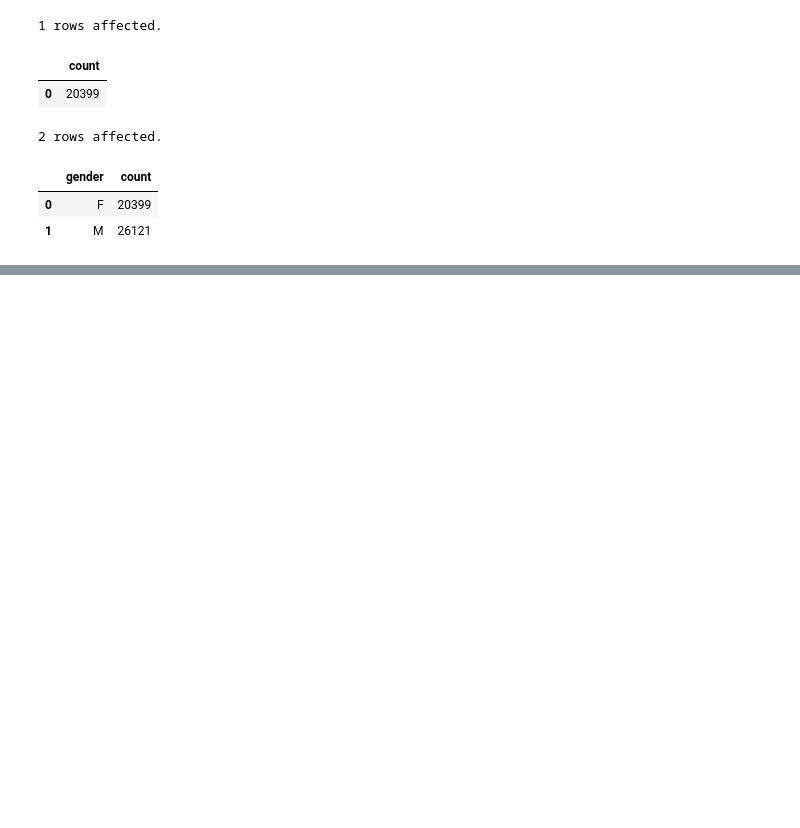
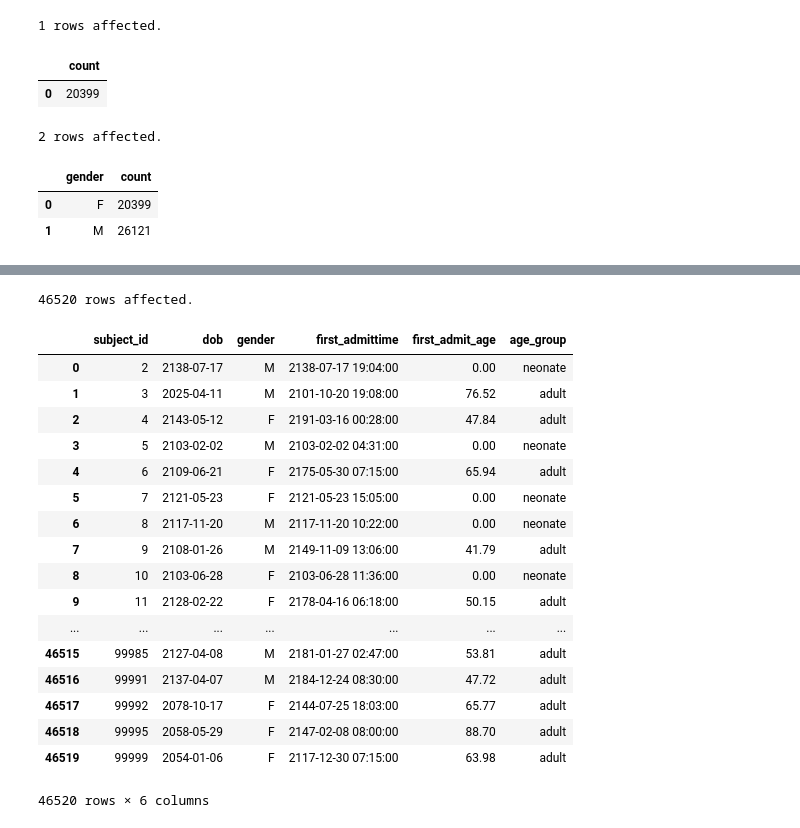
Before and after one commit to fehiepsi/mimic3, a Jupyter notebook: executable/querying.ipynb, the cells around one changed output, grey strips where cells are left out. Drawn from its saved outputs; the diff is of its cells as text; code cells hidden in the pictures; blank space fills up the shorter version.

```diff
--- a/executable/querying.ipynb
+++ b/executable/querying.ipynb
@@ -138,0 +209,46 @@ GROUP BY gender
+# %%
+%%sql WITH first_admission_time AS
+(
+    SELECT p.subject_id, p.dob, p.gender,
+        MIN (a.admittime) AS first_admittime,
+        MIN (ROUND ((cast(admittime as date) - cast(dob as date)) / 365.242, 2))
+            AS first_admit_age
+    FROM patients p
+    INNER JOIN admissions a
+    ON p.subject_id = a.subject_id
+    GROUP BY p.subject_id, p.dob, p.gender
+    ORDER BY p.subject_id
+)
+SELECT subject_id, dob, gender, first_admittime, first_admit_age,
+    CASE
+        -- all ages > 89 in the database were replaced with 300
+        WHEN first_admit_age > 89
+            then '>89'
+        WHEN first_admit_age >= 14
+            THEN 'adult'
+        WHEN first_admit_age <= 1
+            THEN 'neonate'
+        ELSE 'middle'
+    END AS age_group
+FROM first_admission_time
+ORDER BY subject_id
+# %% [output]
+46520 rows affected.
+|  | subject_id | dob | gender | first_admittime | first_admit_age | age_group |
+| 0 | 2 | 2138-07-17 | M | 2138-07-17 19:04:00 | 0.00 | neonate |
+| 1 | 3 | 2025-04-11 | M | 2101-10-20 19:08:00 | 76.52 | adult |
+| 2 | 4 | 2143-05-12 | F | 2191-03-16 00:28:00 | 47.84 | adult |
+| 3 | 5 | 2103-02-02 | M | 2103-02-02 04:31:00 | 0.00 | neonate |
+| 4 | 6 | 2109-06-21 | F | 2175-05-30 07:15:00 | 65.94 | adult |
+| 5 | 7 | 2121-05-23 | F | 2121-05-23 15:05:00 | 0.00 | neonate |
+| 6 | 8 | 2117-11-20 | M | 2117-11-20 10:22:00 | 0.00 | neonate |
+| 7 | 9 | 2108-01-26 | M | 2149-11-09 13:06:00 | 41.79 | adult |
+| 8 | 10 | 2103-06-28 | F | 2103-06-28 11:36:00 | 0.00 | neonate |
+| 9 | 11 | 2128-02-22 | F | 2178-04-16 06:18:00 | 50.15 | adult |
+| ... | ... | ... | ... | ... | ... | ... |
+| 46515 | 99985 | 2127-04-08 | M | 2181-01-27 02:47:00 | 53.81 | adult |
+| 46516 | 99991 | 2137-04-07 | M | 2184-12-24 08:30:00 | 47.72 | adult |
+| 46517 | 99992 | 2078-10-17 | F | 2144-07-25 18:03:00 | 65.77 | adult |
+| 46518 | 99995 | 2058-05-29 | F | 2147-02-08 08:00:00 | 88.70 | adult |
+| 46519 | 99999 | 2054-01-06 | F | 2117-12-30 07:15:00 | 63.98 | adult |
+46520 rows × 6 columns
```
Also changed, not shown: parts of 25 cells of this notebook.
